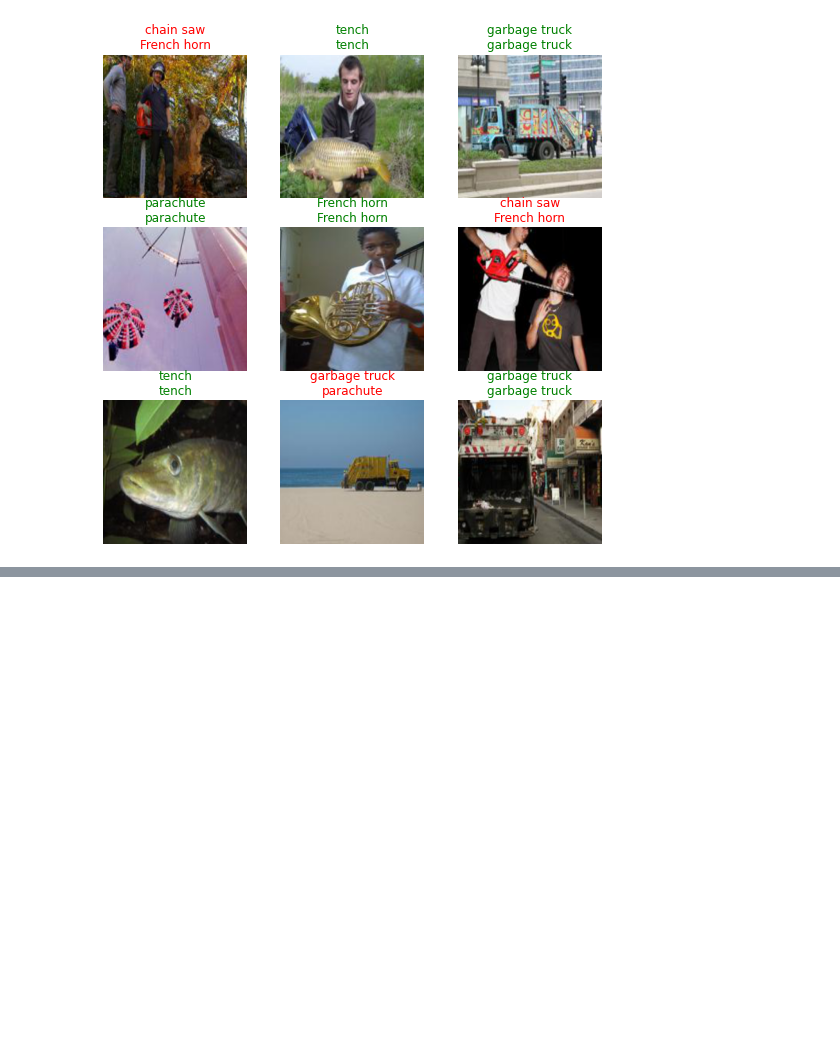
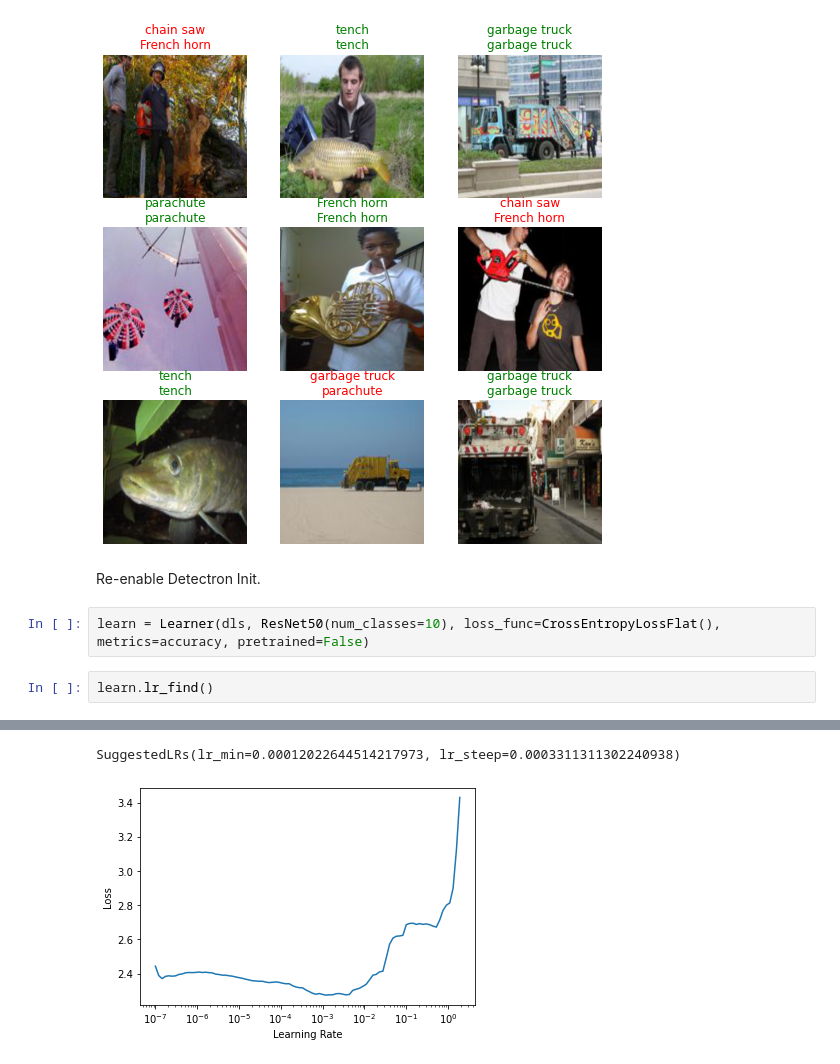
Before and after one commit to m0sys/retinanet-from-torch, a Jupyter notebook: notebooks/15_train_resnet_on_imagenette.ipynb, the cells around one changed output, grey strips where cells are left out. Cells and saved outputs as stored; diff of their text form; blank space fills up the shorter version.

```diff
--- a/notebooks/15_train_resnet_on_imagenette.ipynb
+++ b/notebooks/15_train_resnet_on_imagenette.ipynb
@@ -386,3 +389,10 @@ learn.show_results()
 # %% [output]
 [interactive output not drawn]
 [figure]
+# %% [markdown]
+Re-enable Detectron Init.
+# %%
+learn = Learner(dls, ResNet50(num_classes=10), loss_func=CrossEntropyLossFlat(), metrics=accuracy, pretrained=False)
+# %%
+learn.lr_find()
+# %% [output]
@@ -388,0 +400,2 @@ learn.show_results()
+SuggestedLRs(lr_min=0.00012022644514217973, lr_steep=0.0003311311302240938)
+[figure, added]
```
Also changed, not shown: parts of 10 cells of this notebook, 9 other files.
